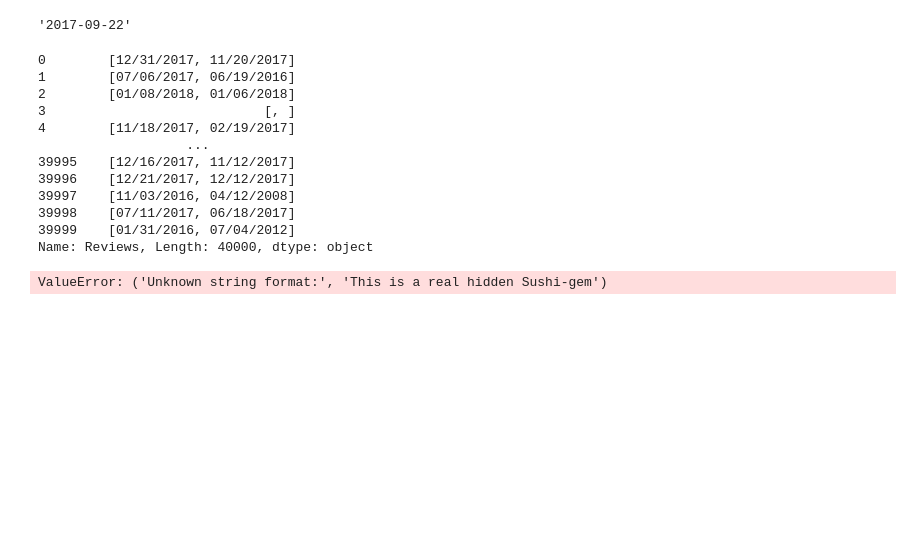
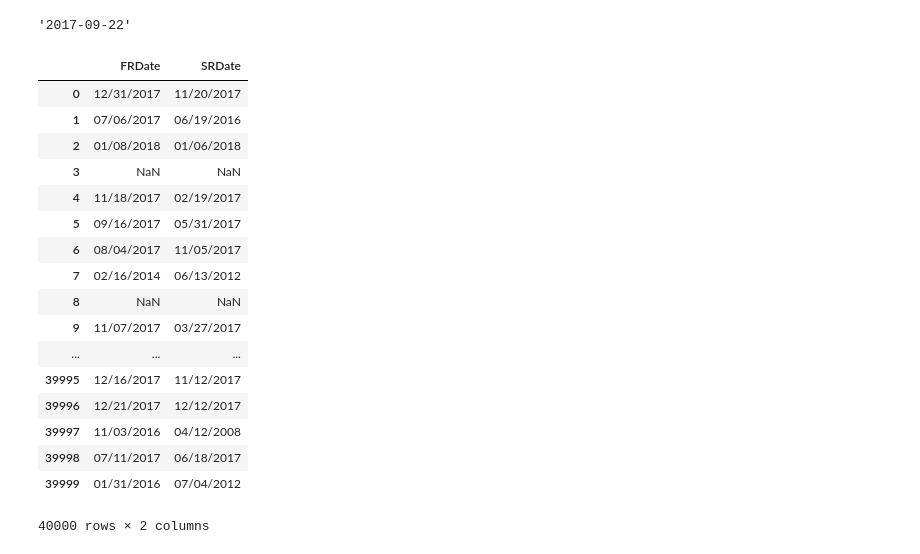
Before and after one commit to demade74/sf_module_0, a Jupyter notebook: module1.ipynb, the cells around one changed output. Cells and saved outputs as stored; diff of their text form; code cells hidden in the pictures; blank space fills up the shorter version.

```diff
--- a/module1.ipynb
+++ b/module1.ipynb
@@ -141,12 +142,16 @@ def cuisines_to_list(string):
 # %%
 # Преобразование строкового представления списков в list (для признака Reviews)
 def reviews_to_list(string, dates=False):
-    revies = [part.strip("\'") for part in string.replace('[', '').replace(']', '').split(', ')]
+    pattern = re.compile('\'[^\']+\'')
+    reviews = [word[1:-1] for word in pattern.findall(string)]
+
+    if reviews == []:
+        return [np.nan] * 2
 
     if dates:
-        return revies[-2:]
+        return reviews[-2:] if len(reviews) == 4 else [reviews[-1], np.nan]
     else:
-        return revies[:2]
+        return reviews[:2] if len(reviews) == 4 else [reviews[0], np.nan]
 # %% [markdown]
 ## Наполнение выборки данными
 # %%
@@ -213,26 +218,33 @@ pd.to_datetime('09/22/2017').strftime('%Y-%m-%d')
 # %%
 reviews = data.loc[:, 'Reviews']
 reviews_dates = reviews.apply(lambda x: reviews_to_list(x, True))
-print(reviews_dates)
+#print(reviews_dates)
 dates_df = pd.concat([pd.Series([date[0] for date in reviews_dates]),
                       pd.Series([date[1] for date in reviews_dates])], axis=1)
 
 dates_df.columns = ['FRDate', 'SRDate']
-dates_df['FRDate'] = pd.to_datetime(dates_df['FRDate'])
-dates_df['SRDate'] = pd.to_datetime(dates_df['SRDate'])
+dates_df
 
-dates_df.head()
+#dates_df['FRDate'] = pd.to_datetime(dates_df['FRDate'].dropna())
+#dates_df['SRDate'] = pd.to_datetime(dates_df['SRDate'].dropna())
+
+#dates_df.head()
 # %% [output]
+|  | FRDate | SRDate |
+| 0 | 12/31/2017 | 11/20/2017 |
+| 1 | 07/06/2017 | 06/19/2016 |
+| 2 | 01/08/2018 | 01/06/2018 |
+| 3 | NaN | NaN |
+| 4 | 11/18/2017 | 02/19/2017 |
+| 5 | 09/16/2017 | 05/31/2017 |
+| 6 | 08/04/2017 | 11/05/2017 |
+| 7 | 02/16/2014 | 06/13/2012 |
+| 8 | NaN | NaN |
+| 9 | 11/07/2017 | 03/27/2017 |
+| ... | ... | ... |
+| 39995 | 12/16/2017 | 11/12/2017 |
+| 39996 | 12/21/2017 | 12/12/2017 |
+| 39997 | 11/03/2016 | 04/12/2008 |
+| 39998 | 07/11/2017 | 06/18/2017 |
+| 39999 | 01/31/2016 | 07/04/2012 |
-0        [12/31/2017, 11/20/2017]
-1        [07/06/2017, 06/19/2016]
-2        [01/08/2018, 01/06/2018]
-3                            [, ]
-4        [11/18/2017, 02/19/2017]
-                   ...
-39995    [12/16/2017, 11/12/2017]
-39996    [12/21/2017, 12/12/2017]
-39997    [11/03/2016, 04/12/2008]
-39998    [07/11/2017, 06/18/2017]
-39999    [01/31/2016, 07/04/2012]
-Name: Reviews, Length: 40000, dtype: object
+40000 rows × 2 columns
-ValueError: ('Unknown string format:', 'This is a real hidden Sushi-gem')
```
Also changed, not shown: parts of 9 cells of this notebook.
